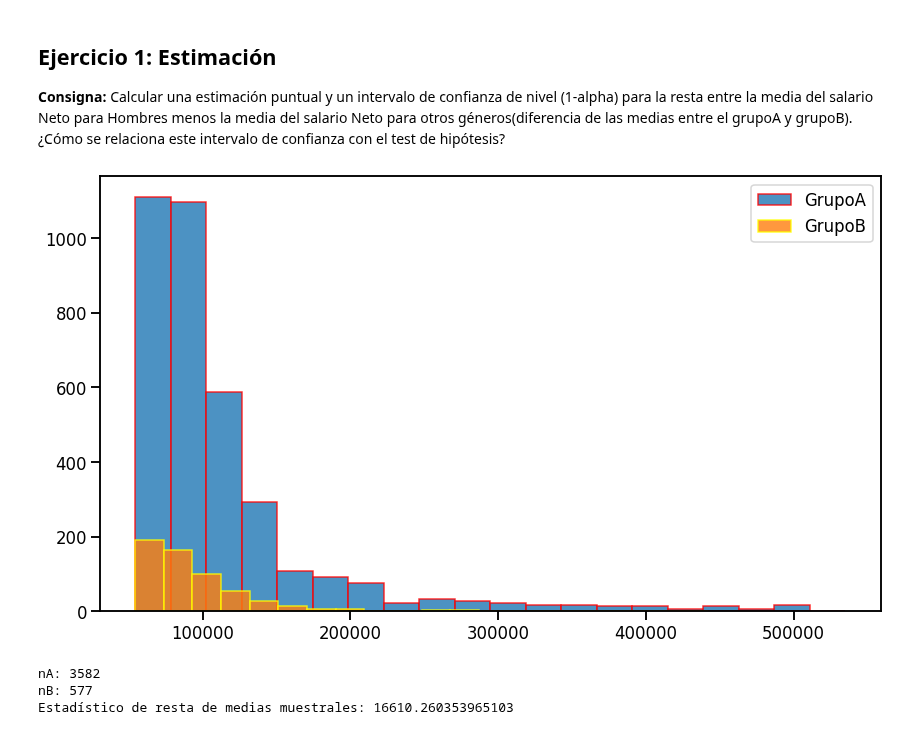
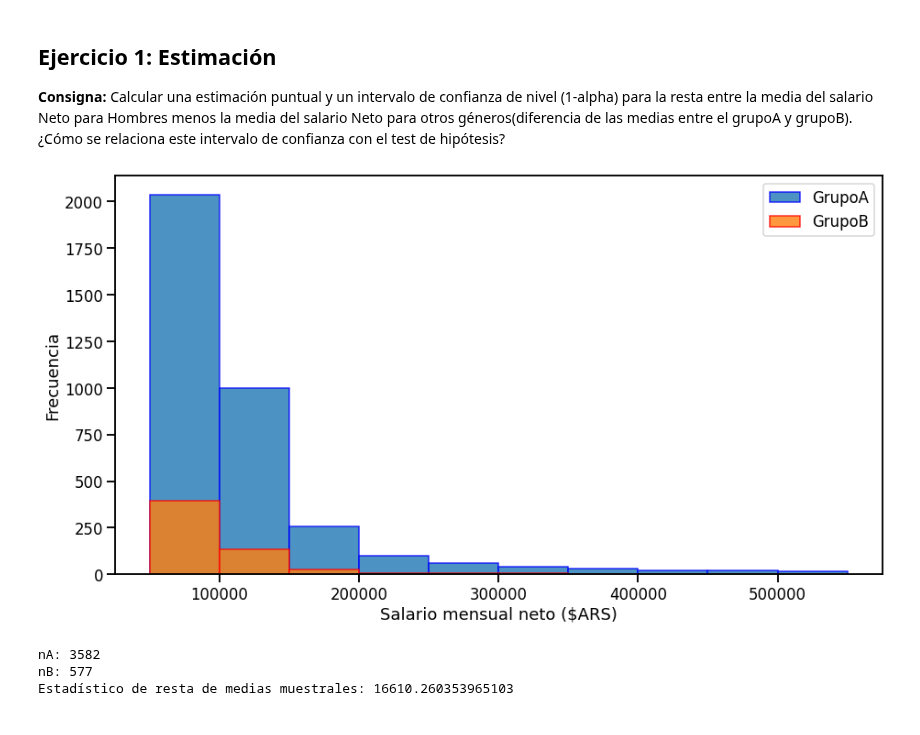
Before and after one commit to pablonicolasr/diplodatos-ayvd-2022-grupo32, a Jupyter notebook: Entregable_Parte_2_Garay.ipynb, the cells around one changed output. Drawn from its saved outputs; the diff is of its cells as text; code cells hidden in the pictures.

```diff
--- a/Entregable_Parte_2_Garay.ipynb
+++ b/Entregable_Parte_2_Garay.ipynb
@@ -88,12 +95,16 @@ Name: salary_monthly_NETO, Length: 577, dtype: float64
 ¿Cómo se relaciona este intervalo de confianza con el test de hipótesis?
 # %%
 #Obtenemos histogramas de ambas muestras
-plt.figure(figsize=(14,8))
-plt.hist(groupA, label='GrupoA', alpha=0.8, edgecolor='red', bins=20)
-plt.hist(groupB, label='GrupoB', alpha=0.8, edgecolor='yellow', bins=20)
+plt.figure(figsize=(15,8))
+plt.hist(groupA, label='GrupoA', alpha=0.8, edgecolor='blue', bins=[50000,
+        100000, 150000, 200000, 250000, 300000, 350000, 400000, 450000, 500000, 550000])
+plt.hist(groupB, label='GrupoB', alpha=0.8, edgecolor='red', bins=[50000,
+            100000, 150000, 200000, 250000, 300000, 350000, 400000, 450000, 500000, 550000])
+plt.xlabel("Salario mensual neto ($ARS)")
+plt.ylabel("Frecuencia")
 plt.legend();
 # %% [output]
-[figure, old version]
+[figure, new version]
 # %%
 #Cálculo del tamaño de cada muestra
 nA = len(groupA.index)
```
Also changed, not shown: parts of 7 cells of this notebook.
